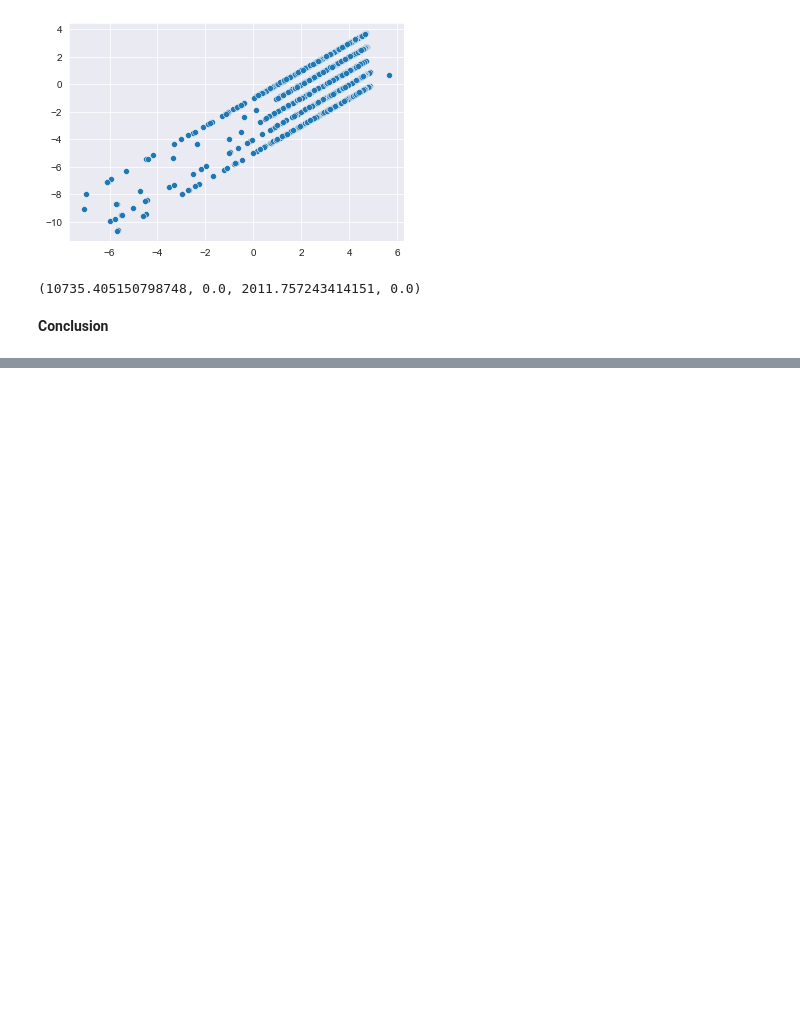
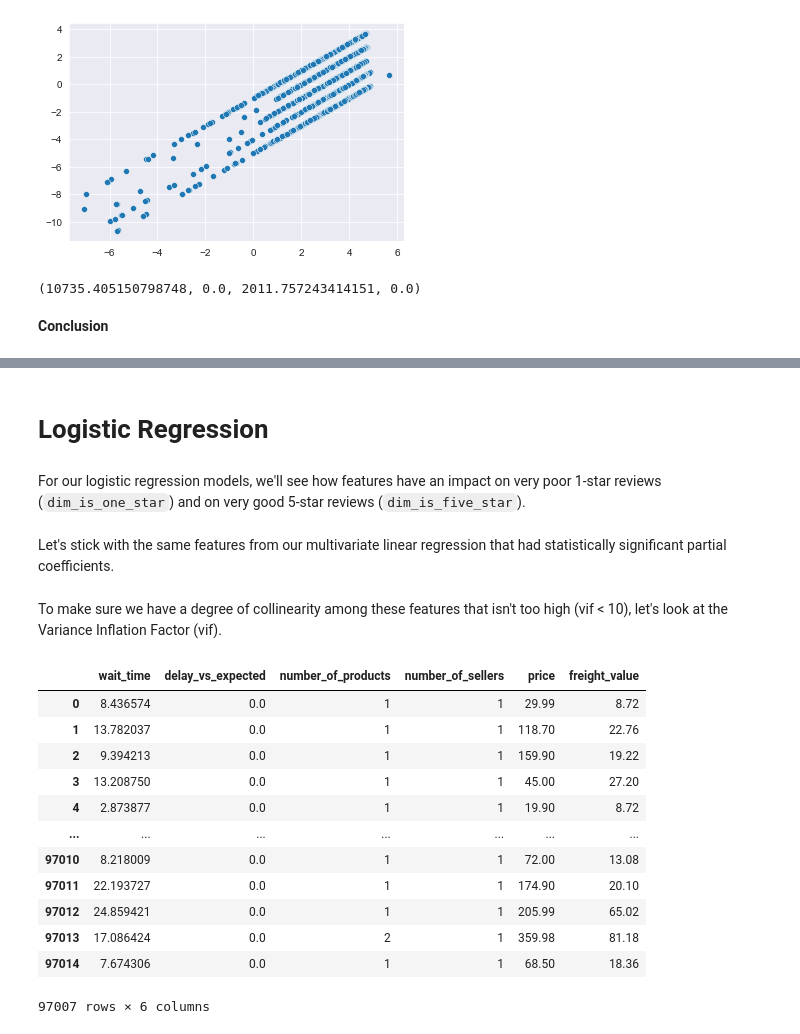
Before and after one commit to phlln/olist-analysis, a Jupyter notebook: notebooks/Orders Analysis.ipynb, the cells around one changed output, grey strips where cells are left out. Cells and saved outputs as stored; diff of their text form; code cells hidden in the pictures; blank space fills up the shorter version.

```diff
--- a/notebooks/Orders Analysis.ipynb
+++ b/notebooks/Orders Analysis.ipynb
@@ -727,0 +728,6 @@ We can start to see that a linear regression model is failing along some basic a
+# %% [markdown]
+# Logistic Regression
+# %% [markdown]
+For our logistic regression models, we'll see how features have an impact on very poor 1-star reviews (`dim_is_one_star`) and on very good 5-star reviews (`dim_is_five_star`).
+# %% [markdown]
+Let's stick with the same features from our multivariate linear regression that had statistically significant partial coefficients.
@@ -727,0 +736,21 @@ We can start to see that a linear regression model is failing along some basic a
+# %% [markdown]
+To make sure we have a degree of collinearity among these features that isn't too high (vif < 10), let's look at the Variance Inflation Factor (vif).
+# %%
+# Check for multi-colinearity by looking at Variance Inflation Factor (vif)
+from statsmodels.stats.outliers_influence import variance_inflation_factor as vif
+X = orders[features]
+X
+# %% [output]
+|  | wait_time | delay_vs_expected | number_of_products | number_of_sellers | price | freight_value |
+| 0 | 8.436574 | 0.0 | 1 | 1 | 29.99 | 8.72 |
+| 1 | 13.782037 | 0.0 | 1 | 1 | 118.70 | 22.76 |
+| 2 | 9.394213 | 0.0 | 1 | 1 | 159.90 | 19.22 |
+| 3 | 13.208750 | 0.0 | 1 | 1 | 45.00 | 27.20 |
+| 4 | 2.873877 | 0.0 | 1 | 1 | 19.90 | 8.72 |
+| ... | ... | ... | ... | ... | ... | ... |
+| 97010 | 8.218009 | 0.0 | 1 | 1 | 72.00 | 13.08 |
+| 97011 | 22.193727 | 0.0 | 1 | 1 | 174.90 | 20.10 |
+| 97012 | 24.859421 | 0.0 | 1 | 1 | 205.99 | 65.02 |
+| 97013 | 17.086424 | 0.0 | 2 | 1 | 359.98 | 81.18 |
+| 97014 | 7.674306 | 0.0 | 1 | 1 | 68.50 | 18.36 |
+97007 rows × 6 columns
```
Also changed, not shown: parts of 19 cells of this notebook, 2 other files.
